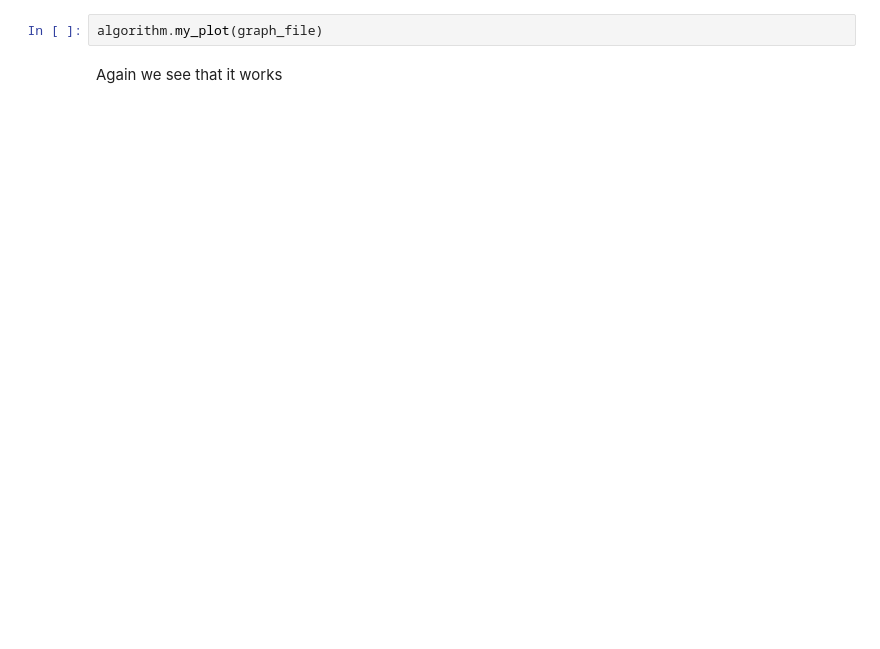
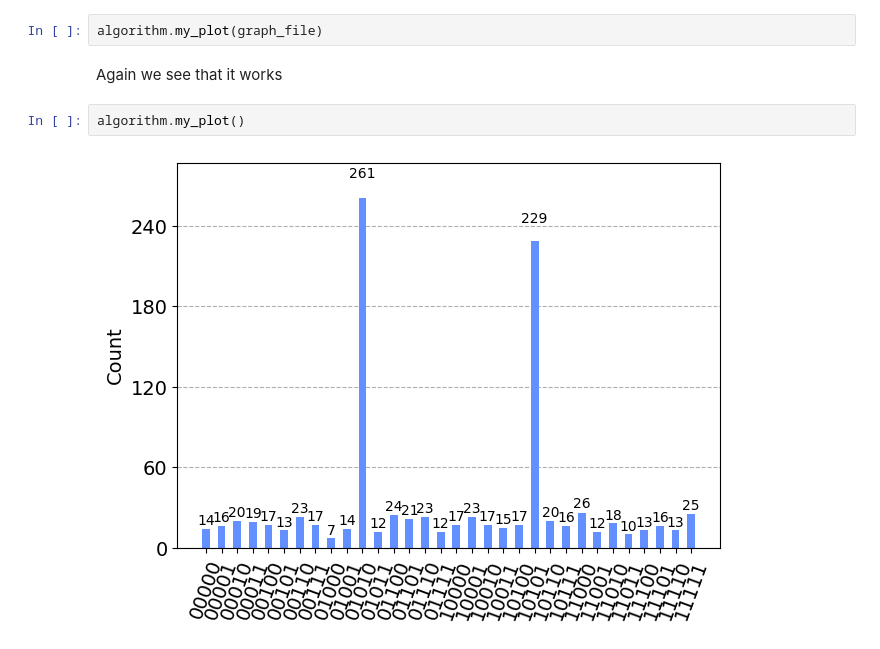
Before and after one commit to HLI0026/Bachelors, a Jupyter notebook: examples.ipynb, the cells around one changed output. Cells and saved outputs as stored; diff of their text form; blank space fills up the shorter version.

```diff
--- a/examples.ipynb
+++ b/examples.ipynb
@@ -174,3 +155,7 @@ algorithm._counts
 algorithm.my_plot(graph_file)
 # %% [markdown]
 Again we see that it works
+# %%
+algorithm.my_plot()
+# %% [output]
+[figure, added]
```
Also changed, not shown: parts of 6 cells of this notebook, 7 other files.
